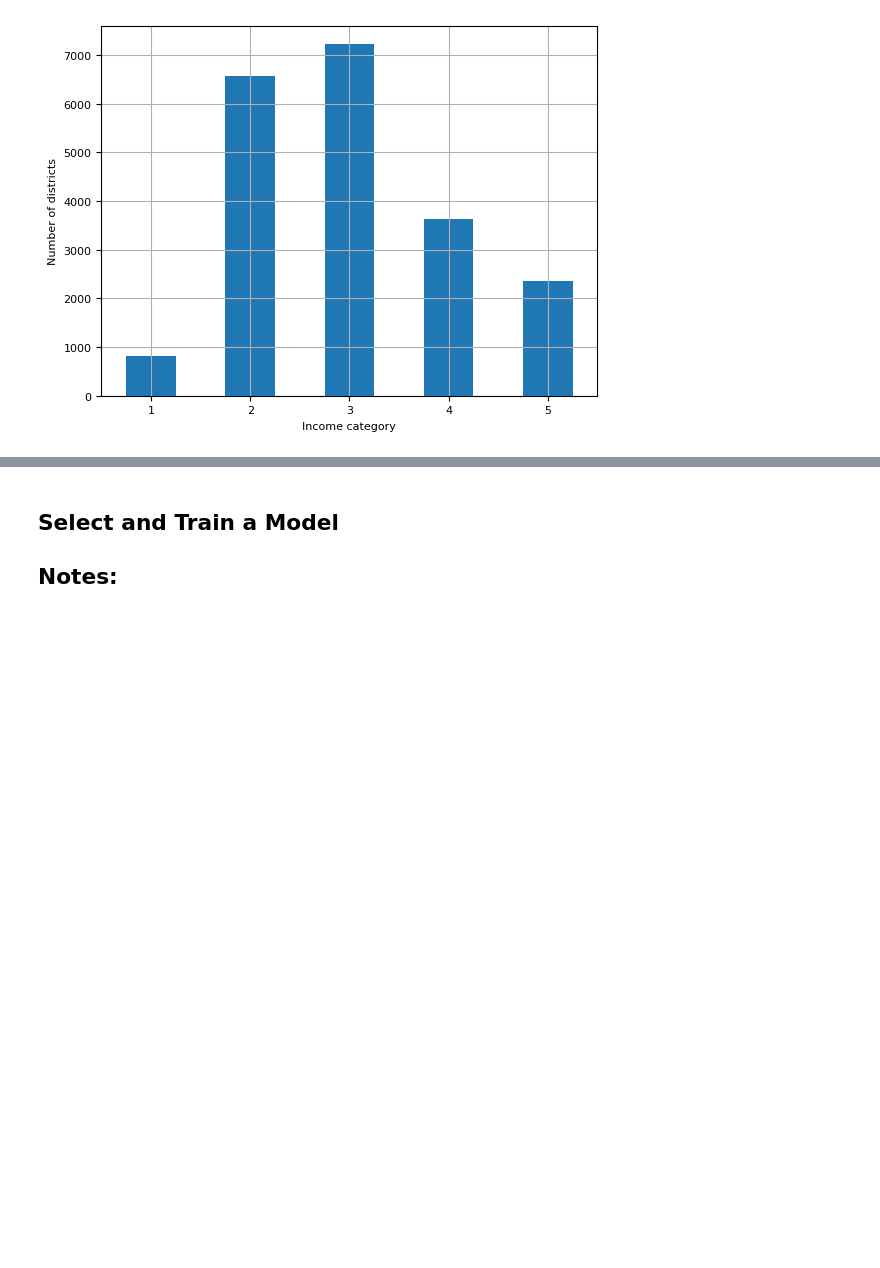
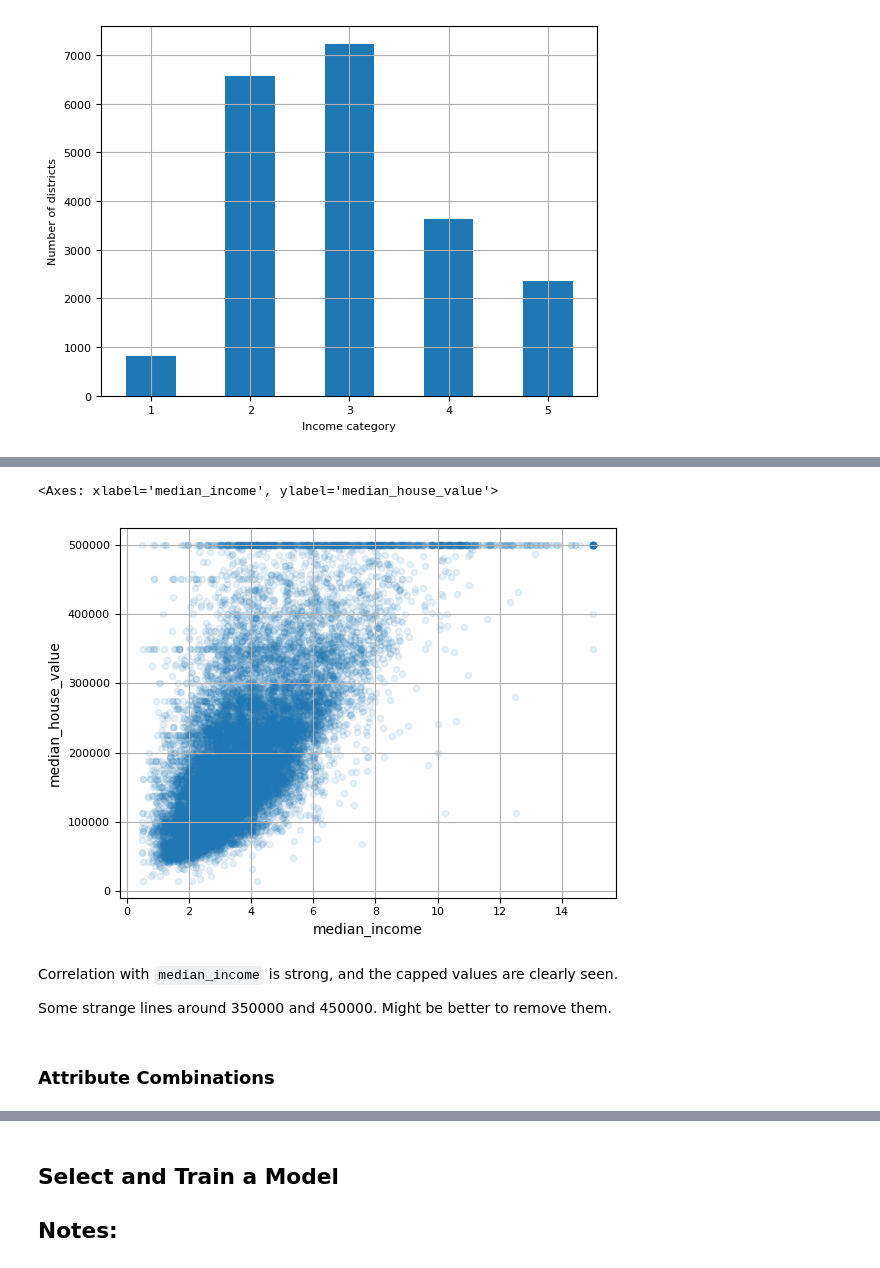
Before and after one commit to tsarevboris/ai-explore, a Jupyter notebook: notebooks/learn/handson-ml/ch02_end_to_end_project.ipynb, the cells around one changed output, grey strips where cells are left out. Drawn from its saved outputs; the diff is of its cells as text; code cells hidden in the pictures; blank space fills up the shorter version.

```diff
--- a/notebooks/learn/handson-ml/ch02_end_to_end_project.ipynb
+++ b/notebooks/learn/handson-ml/ch02_end_to_end_project.ipynb
@@ -191,0 +232,11 @@ strat_test_set.drop(columns="income_cat", inplace=True)
+# %%
+housing.plot(kind="scatter", x="median_income", y="median_house_value", alpha=0.1, grid=True)
+# %% [output]
+<Axes: xlabel='median_income', ylabel='median_house_value'>
+[figure, added]
+# %% [markdown]
+Correlation with `median_income` is strong, and the capped values are clearly seen.
+
+Some strange lines around 350000 and 450000. Might be better to remove them.
+# %% [markdown]
+### Attribute Combinations
```
Also changed, not shown: parts of 32 cells of this notebook, 1 other file.
